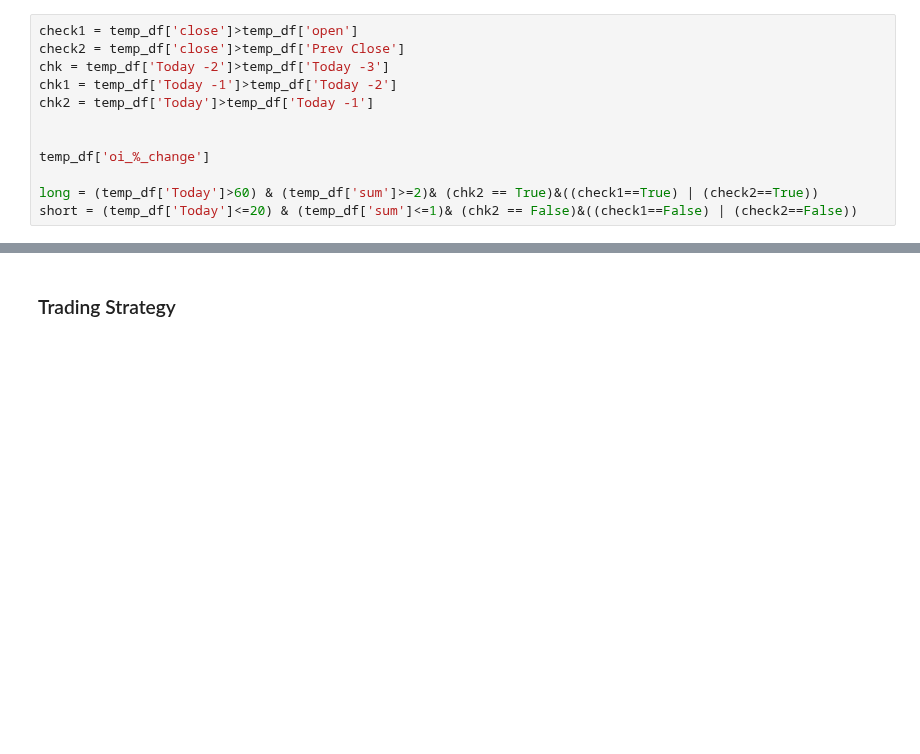
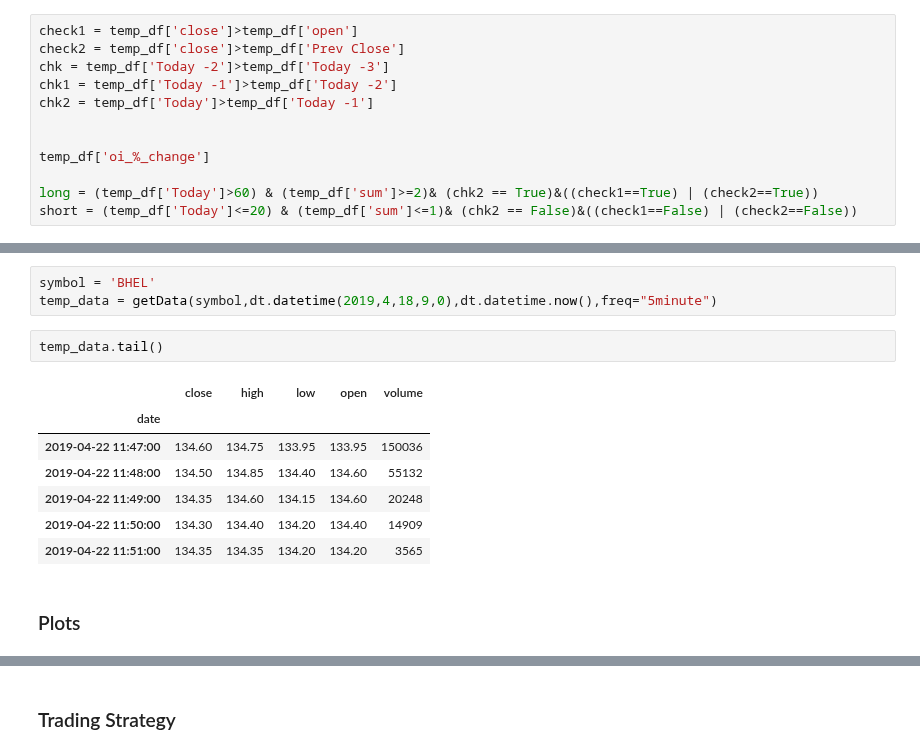
Before and after one commit to suhansaha/freedom, a Jupyter notebook: KiteLiveTradeBot.ipynb, the cells around one changed output, grey strips where cells are left out. Drawn from its saved outputs; the diff is of its cells as text; blank space fills up the shorter version.

```diff
--- a/KiteLiveTradeBot.ipynb
+++ b/KiteLiveTradeBot.ipynb
@@ -152,0 +308,15 @@ portfolioToken = portfolio[0].apply(EQTOKEN).tolist()
+# %%
+symbol = 'BHEL'
+temp_data = getData(symbol,dt.datetime(2019,4,18,9,0),dt.datetime.now(),freq="5minute")
+# %%
+temp_data.tail()
+# %% [output]
+|  | close | high | low | open | volume |
+| date |  |  |  |  |  |
+| 2019-04-22 11:47:00 | 134.60 | 134.75 | 133.95 | 133.95 | 150036 |
+| 2019-04-22 11:48:00 | 134.50 | 134.85 | 134.40 | 134.60 | 55132 |
+| 2019-04-22 11:49:00 | 134.35 | 134.60 | 134.15 | 134.60 | 20248 |
+| 2019-04-22 11:50:00 | 134.30 | 134.40 | 134.20 | 134.40 | 14909 |
+| 2019-04-22 11:51:00 | 134.35 | 134.35 | 134.20 | 134.20 | 3565 |
+# %% [markdown]
+### Plots
```
Also changed, not shown: parts of 13 cells of this notebook, 3 other files.
